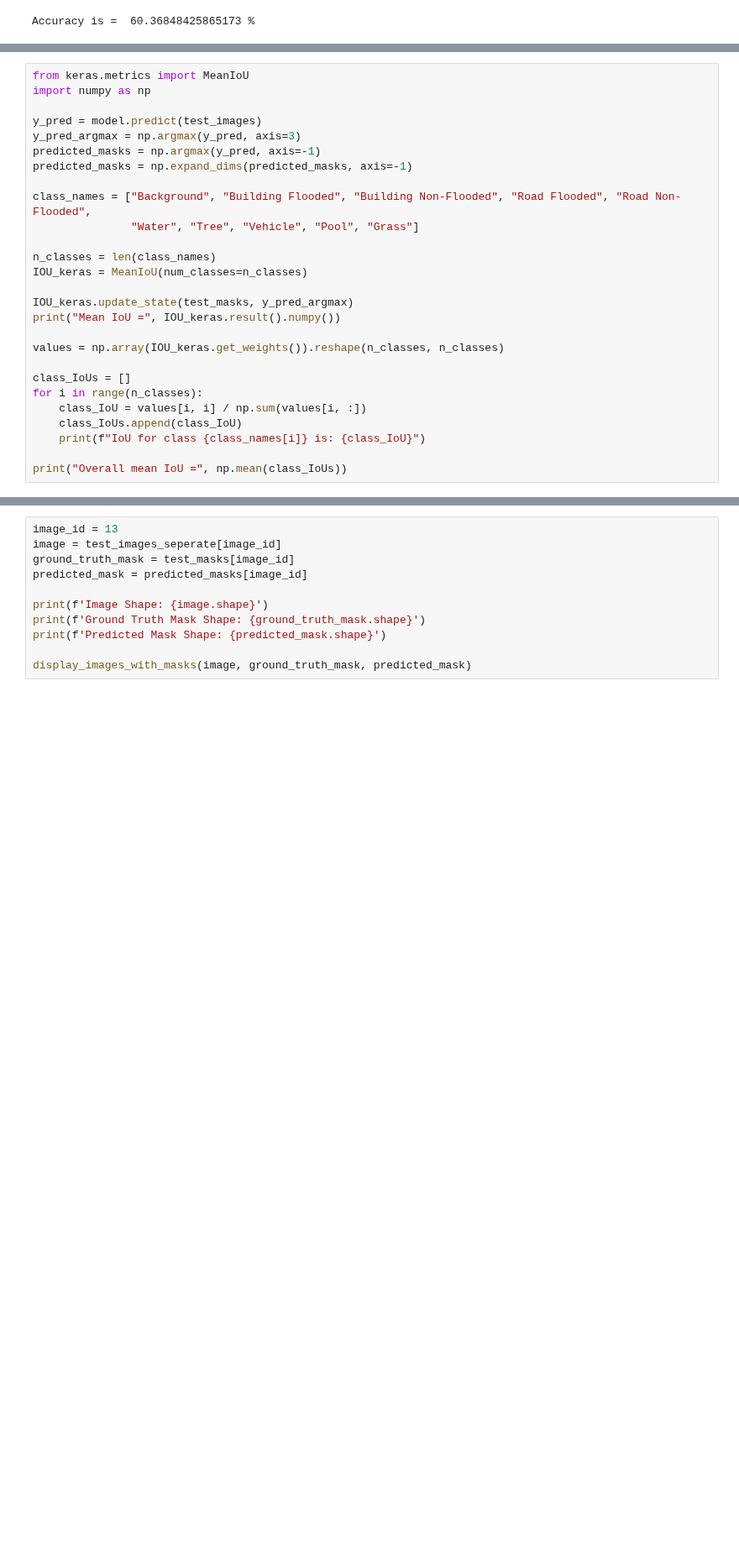
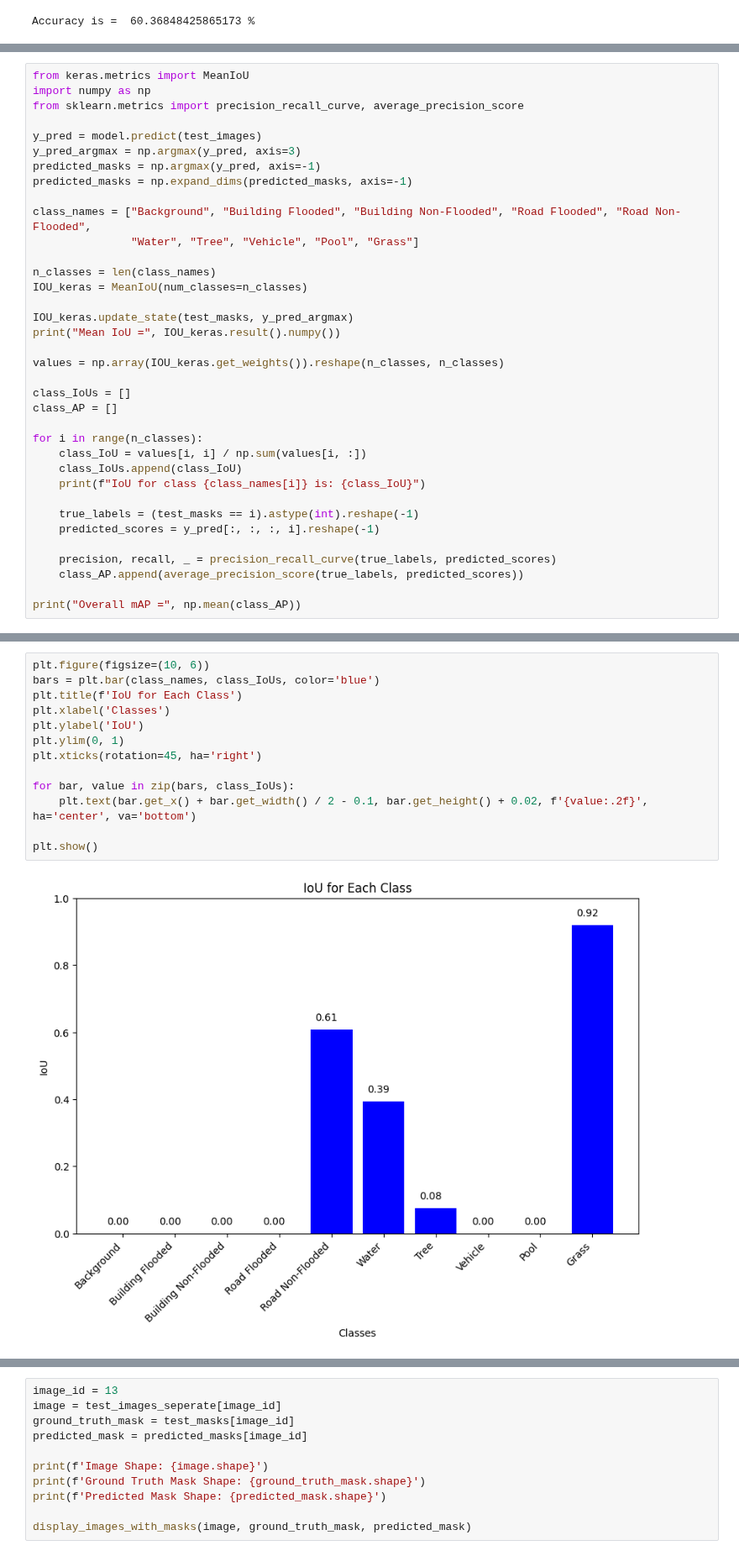
Before and after one commit to AbdulManaf12/Post-Flood-Disaster-Management, a Jupyter notebook: Segmentation/U-Net.ipynb, the cells around one changed output, grey strips where cells are left out. Shown at 84% size. Cells and saved outputs as stored; diff of their text form; blank space fills up the shorter version.

```diff
--- a/Segmentation/U-Net.ipynb
+++ b/Segmentation/U-Net.ipynb
@@ -258,6 +274,7 @@ plt.show()
 # %%
 from keras.metrics import MeanIoU
 import numpy as np
+from sklearn.metrics import precision_recall_curve, average_precision_score
 
 y_pred = model.predict(test_images)
 y_pred_argmax = np.argmax(y_pred, axis=3)
@@ -276,10 +293,18 @@ print("Mean IoU =", IOU_keras.result().numpy())
 values = np.array(IOU_keras.get_weights()).reshape(n_classes, n_classes)
 
 class_IoUs = []
+class_AP = []
+
 for i in range(n_classes):
     class_IoU = values[i, i] / np.sum(values[i, :])
     class_IoUs.append(class_IoU)
     print(f"IoU for class {class_names[i]} is: {class_IoU}")
 
-print("Overall mean IoU =", np.mean(class_IoUs))
+    true_labels = (test_masks == i).astype(int).reshape(-1)
+    predicted_scores = y_pred[:, :, :, i].reshape(-1)
+
+    precision, recall, _ = precision_recall_curve(true_labels, predicted_scores)
+    class_AP.append(average_precision_score(true_labels, predicted_scores))
+
+print("Overall mAP =", np.mean(class_AP))
 # %% [output]
@@ -299,3 +324,18 @@ Overall mean IoU = 0.19985516
+# %%
+plt.figure(figsize=(10, 6))
+bars = plt.bar(class_names, class_IoUs, color='blue')
+plt.title(f'IoU for Each Class')
+plt.xlabel('Classes')
+plt.ylabel('IoU')
+plt.ylim(0, 1)
+plt.xticks(rotation=45, ha='right')
+
+for bar, value in zip(bars, class_IoUs):
+    plt.text(bar.get_x() + bar.get_width() / 2 - 0.1, bar.get_height() + 0.02, f'{value:.2f}', ha='center', va='bottom')
+
+plt.show()
+# %% [output]
+[figure, added]
 # %%
 from matplotlib.patches import Rectangle
 from matplotlib import pyplot as plt
```
Also changed, not shown: parts of 3 cells of this notebook.
